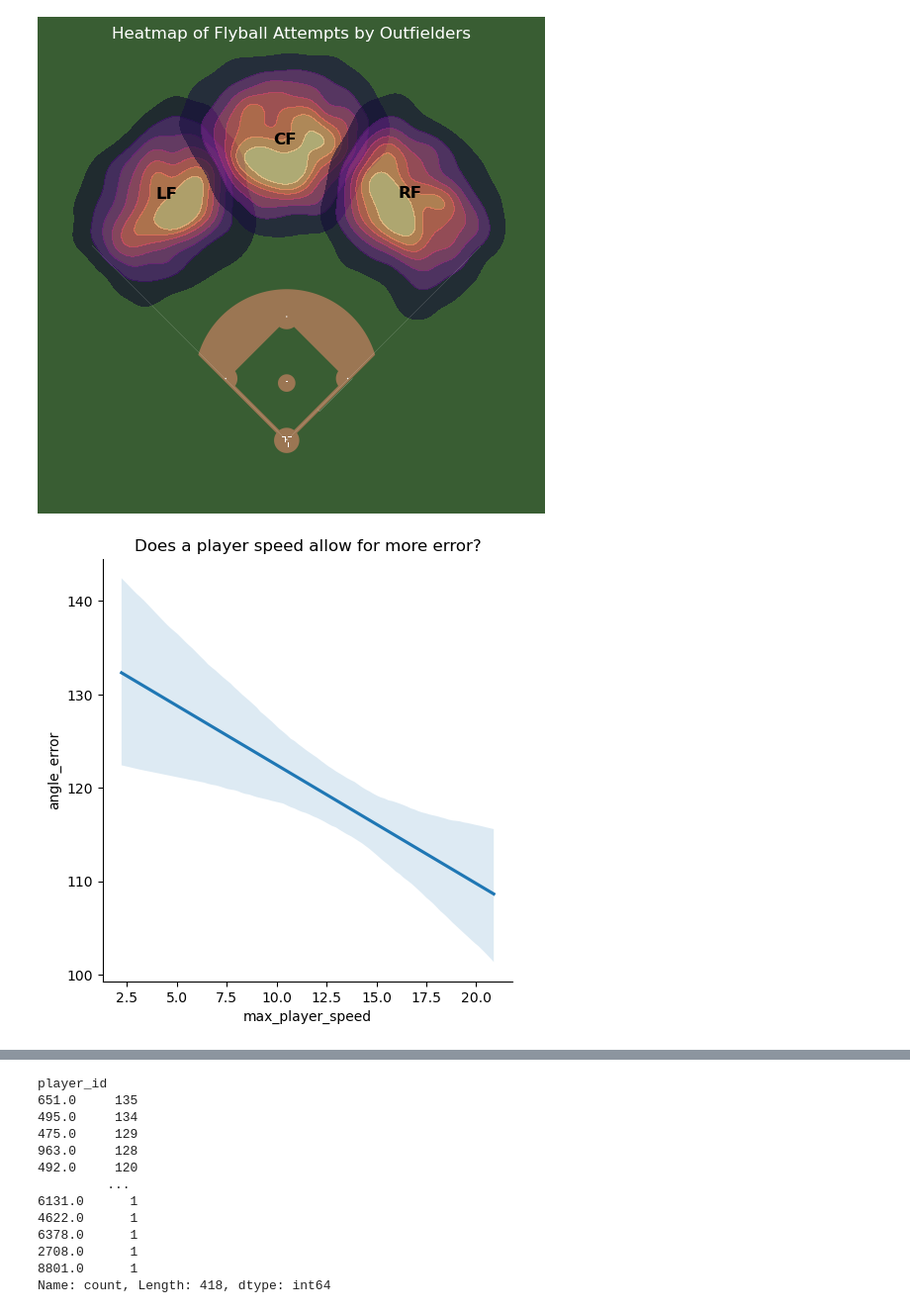
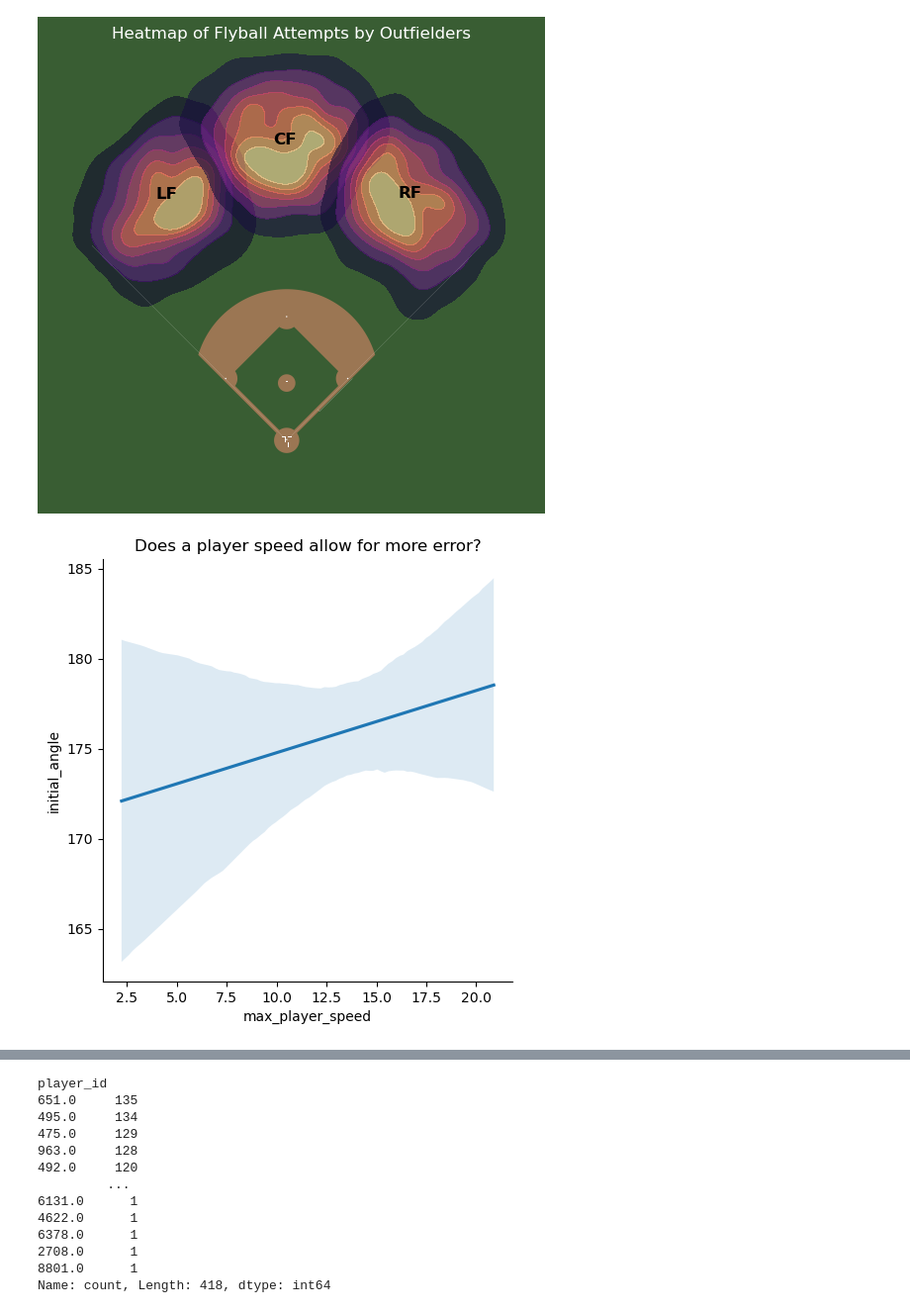
Before and after one commit to EddietheProgrammer/SMT-Data-Challenge, a Jupyter notebook: EDA.ipynb, the cells around one changed output, grey strips where cells are left out. Shown at 99% size. Drawn from its saved outputs; the diff is of its cells as text; code cells hidden in the pictures.

```diff
--- a/EDA.ipynb
+++ b/EDA.ipynb
@@ -105,9 +103,9 @@ plot_heatmap(final)
 <Figure size 1200x1000 with 0 Axes>
 [figure]
 # %%
-sns.lmplot(x='max_player_speed', y='angle_error', data = final, scatter = False)
+sns.lmplot(x='max_player_speed', y='initial_angle', data = final, scatter = False)
 plt.title('Does a player speed allow for more error?')
 # Interesting, slower players tend to have more error.
 plt.show()
 # %% [output]
-[figure, old version]
+[figure, new version]
```
Also changed, not shown: parts of 7 cells of this notebook, 3 other files.
